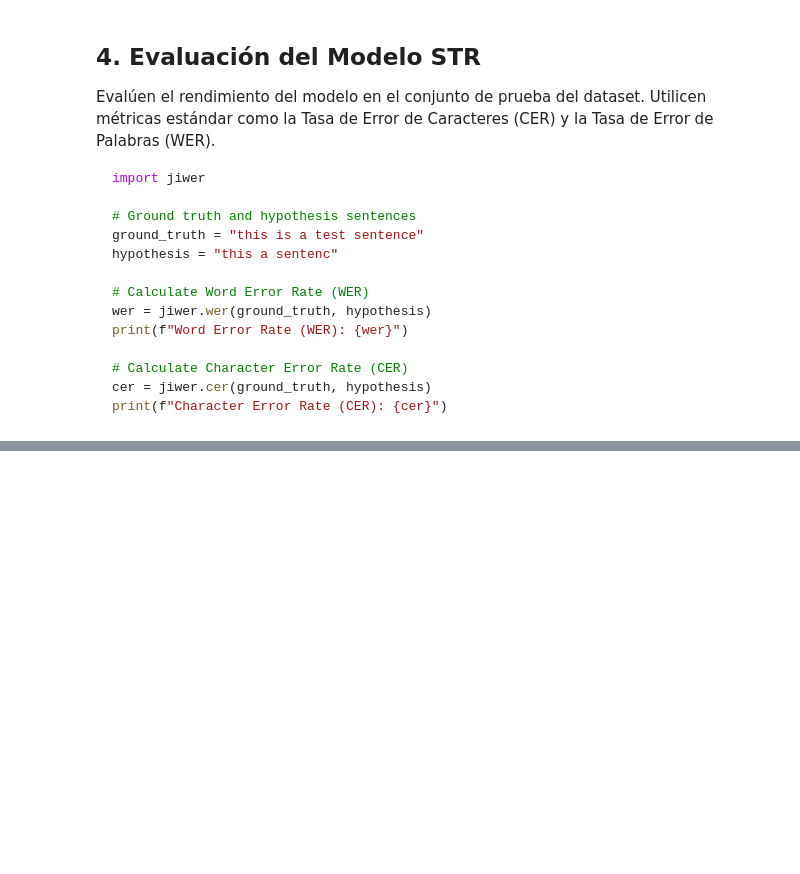
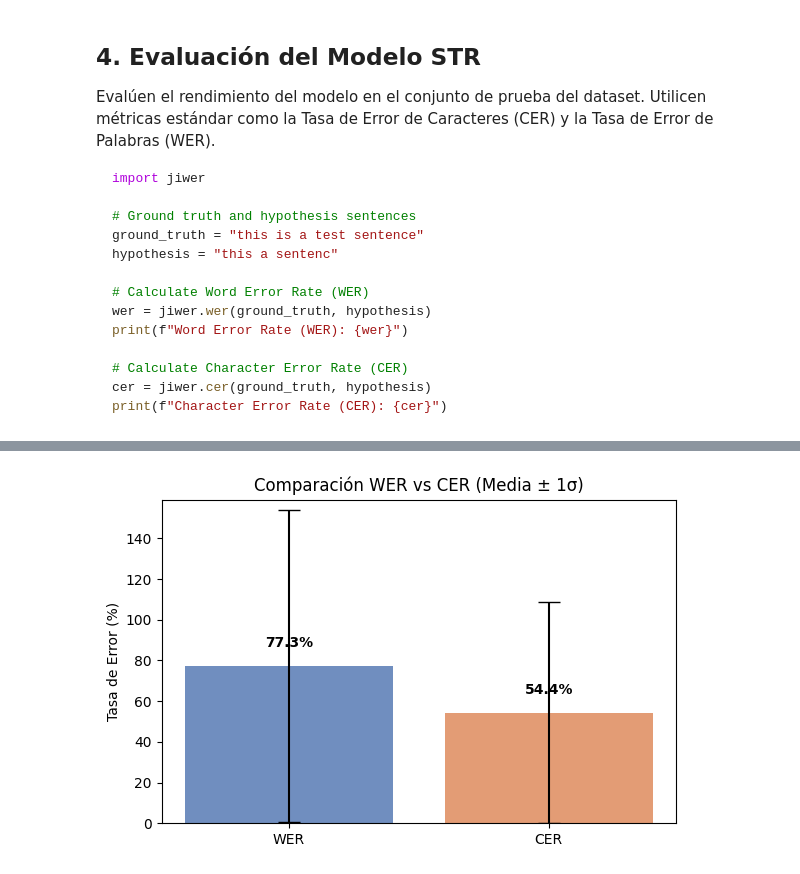
Before and after one commit to C102002/proyecto-ia-2, a Jupyter notebook: notebooks/STR.ipynb, the cells around one changed output, grey strips where cells are left out. Saved outputs shown, nothing was run; the diff lists cells and outputs as text; code cells hidden in the pictures; blank space fills up the shorter version.

```diff
--- a/notebooks/STR.ipynb
+++ b/notebooks/STR.ipynb
@@ -515,0 +624,37 @@ KeyboardInterrupt:
+# %%
+import numpy as np
+import matplotlib.pyplot as plt
+
+# Convertir a porcentajes
+means = df_res[['WER','CER']].mean() * 100
+stds  = df_res[['WER','CER']].std()  * 100
+
+metrics = means.index.tolist()
+values  = means.values.tolist()
+errors  = stds.values.tolist()
+
+# Gráfico de barras con barras de error
+fig, ax = plt.subplots(figsize=(6,4))
+bars = ax.bar(
+    metrics, values,
+    yerr=errors, capsize=8,
+    color=['#4C72B0','#DD8452'], alpha=0.8
+)
+
+# Anotar valores encima de cada barra
+for bar, val in zip(bars, values):
+    ax.text(
+        bar.get_x() + bar.get_width() / 2,
+        val + max(errors)*0.1,
+        f"{val:.1f}%",
+        ha='center', va='bottom', fontweight='bold'
+    )
+
+# Formatear ejes
+ax.set_ylim(0, max(values) + max(errors) + 5)
+ax.set_ylabel("Tasa de Error (%)")
+ax.set_title("Comparación WER vs CER (Media ± 1σ)")
+plt.tight_layout()
+plt.show()
+# %% [output]
+[figure, added]
```
Also changed, not shown: parts of 10 cells of this notebook, 3 other files.
